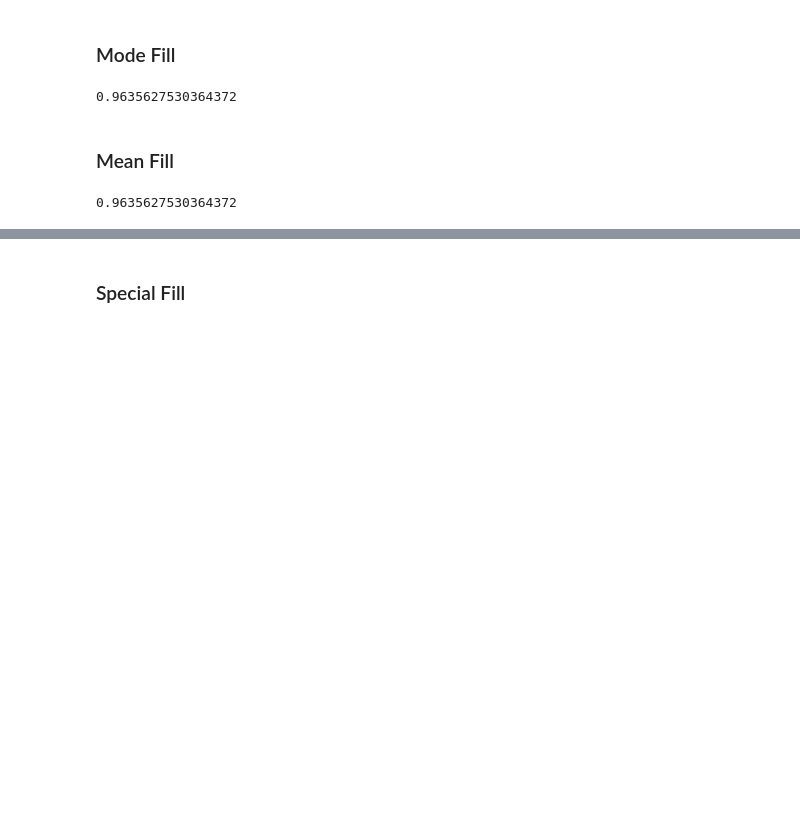
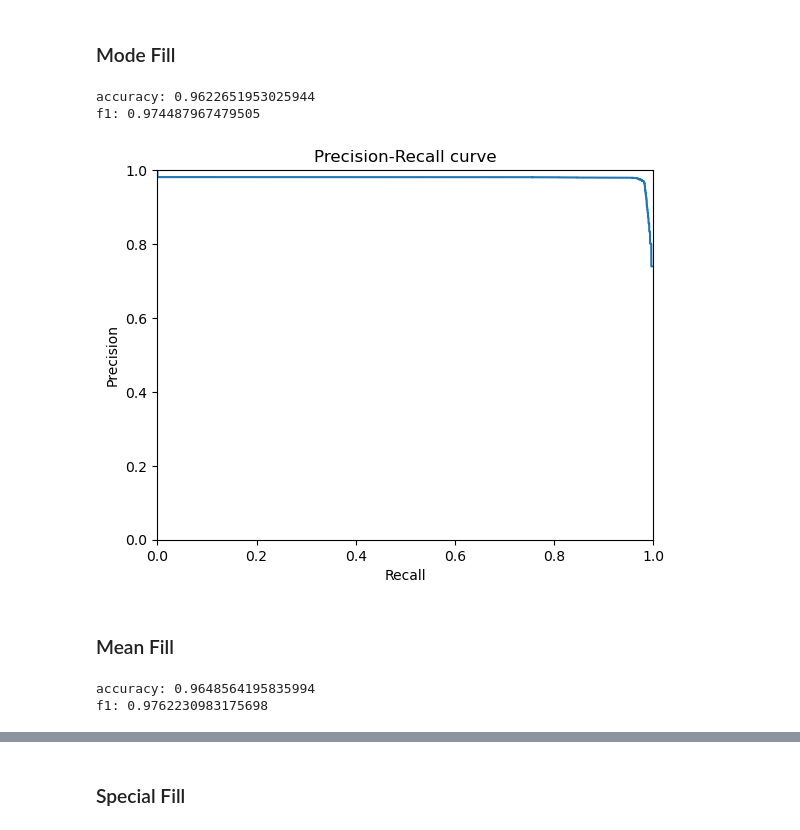
Before and after one commit to PedroVNasc/CCD-2025, a Jupyter notebook: C1/C1_Final.ipynb, the cells around one changed output, grey strips where cells are left out. Cells and saved outputs as stored; diff of their text form; code cells hidden in the pictures; blank space fills up the shorter version.

```diff
--- a/C1/C1_Final.ipynb
+++ b/C1/C1_Final.ipynb
@@ -134,12 +156,31 @@ df.head()
 # %% [markdown]
 ### Mode Fill
 # %%
-model_mode = measure_method(df.copy(), strategy='mode')
+scores, precision, recall = measure_method(df.copy(), strategy='mode')
-# %% [output]
-0.9635627530364372
+# %%
+print('accuracy:', np.mean(scores['test_accuracy']))
+print('f1:', np.mean(scores['test_f1']))
+# %% [output]
+accuracy: 0.9622651953025944
+f1: 0.974487967479505
+# %%
+plt.figure()
+plt.step(recall, precision, where='post')
+plt.xlabel('Recall')
+plt.ylabel('Precision')
+plt.title(f'Precision-Recall curve')
+plt.ylim(0, 1)
+plt.xlim(0, 1)
+plt.show()
+# %% [output]
+[figure, added]
 # %% [markdown]
 ### Mean Fill
 # %%
-model_mean = measure_method(df.copy(), strategy='mean')
+scores, precision, recall = measure_method(df.copy(), strategy='mean')
-# %% [output]
-0.9635627530364372
+# %%
+print('accuracy:', np.mean(scores['test_accuracy']))
+print('f1:', np.mean(scores['test_f1']))
+# %% [output]
+accuracy: 0.9648564195835994
+f1: 0.9762230983175698
```
Also changed, not shown: parts of 28 cells of this notebook.
